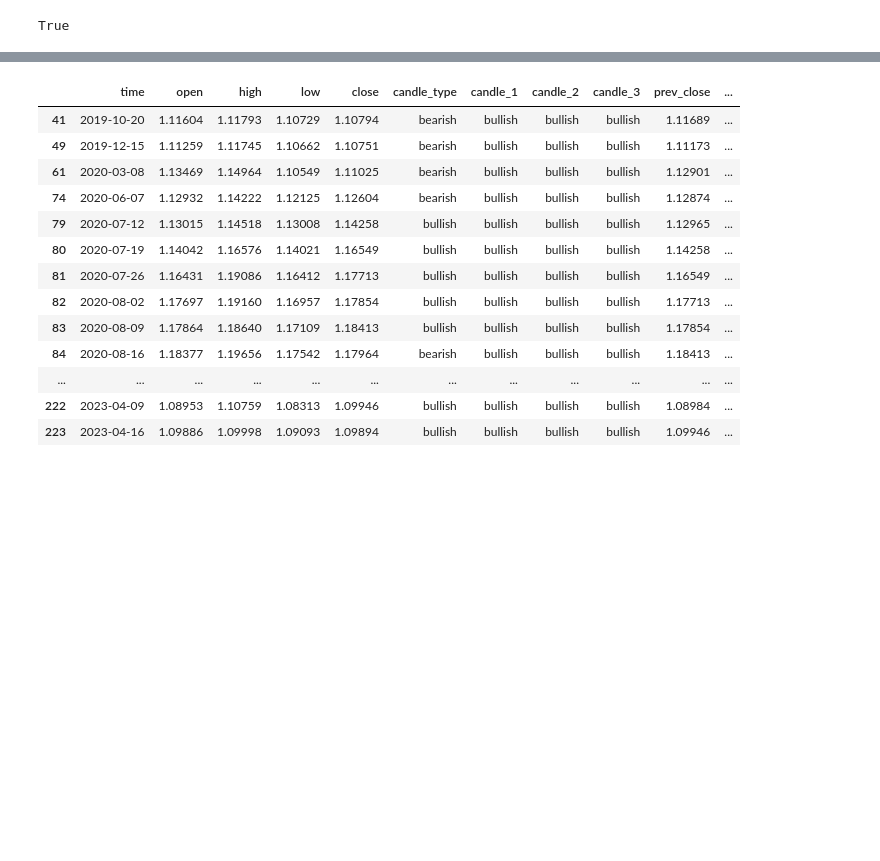
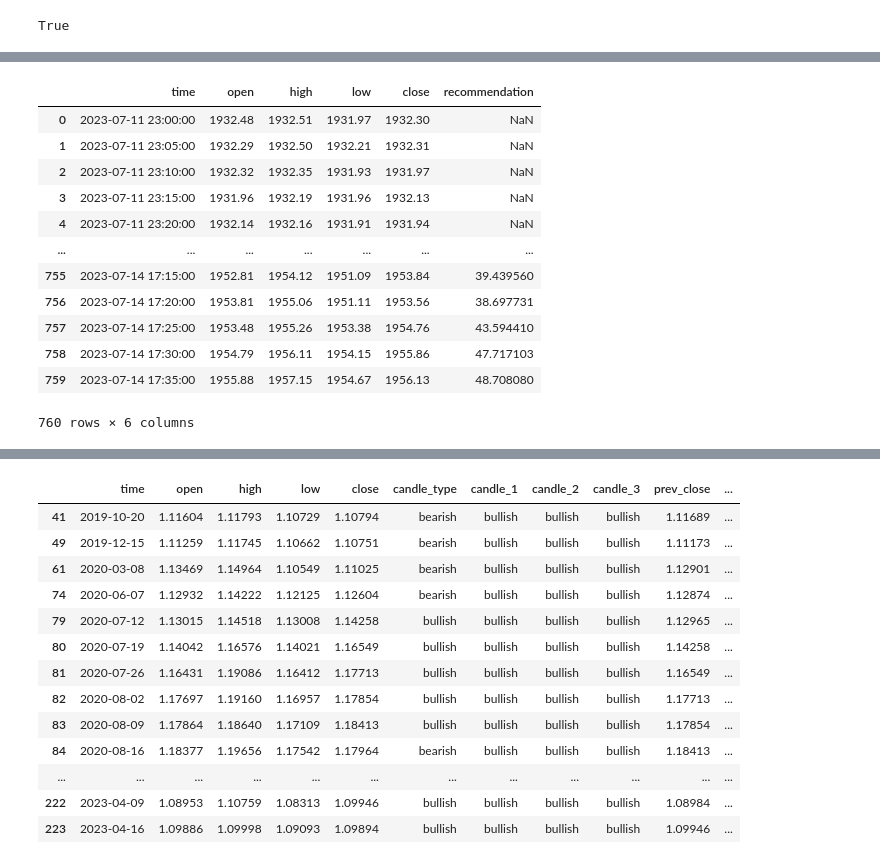
Before and after one commit to tjdibbs/metaTrader-automation, a Jupyter notebook: backtest-3-in-a-row-candles.ipynb, the cells around one changed output, grey strips where cells are left out. Cells and saved outputs as stored; diff of their text form; code cells hidden in the pictures; blank space fills up the shorter version.

```diff
--- a/backtest-3-in-a-row-candles.ipynb
+++ b/backtest-3-in-a-row-candles.ipynb
@@ -43,3 +49,39 @@ df
+# %%
+# Step 2: Preprocess the Data
+# Assuming your data contains a 'Close' column
+close_prices = df['close']
+
+# Step 3: Calculate Indicators
+rsi_period = 14
+rsi_values = ta.momentum.RSIIndicator(close=close_prices).rsi()
+
+df['recommendation'] = ta.momentum.RSIIndicator(close=close_prices).rsi()
+
+df
+
+# Step 4: Interpret Indicators (Example logic: If RSI is above 70, recommend sell)
+# recommendation = 'Hold'
+# if rsi_values[-1] > 70:
+#     recommendation = 'Sell'
+# elif rsi_values[-1] < 30:
+#     recommendation = 'Buy'
+
+# Step 5: Print Recommendation
+# print(f"RSI Recommendation: {rsi_values}")
+# %% [output]
+|  | time | open | high | low | close | recommendation |
+| 0 | 2023-07-11 23:00:00 | 1932.48 | 1932.51 | 1931.97 | 1932.30 | NaN |
+| 1 | 2023-07-11 23:05:00 | 1932.29 | 1932.50 | 1932.21 | 1932.31 | NaN |
+| 2 | 2023-07-11 23:10:00 | 1932.32 | 1932.35 | 1931.93 | 1931.97 | NaN |
+| 3 | 2023-07-11 23:15:00 | 1931.96 | 1932.19 | 1931.96 | 1932.13 | NaN |
+| 4 | 2023-07-11 23:20:00 | 1932.14 | 1932.16 | 1931.91 | 1931.94 | NaN |
+| ... | ... | ... | ... | ... | ... | ... |
+| 755 | 2023-07-14 17:15:00 | 1952.81 | 1954.12 | 1951.09 | 1953.84 | 39.439560 |
+| 756 | 2023-07-14 17:20:00 | 1953.81 | 1955.06 | 1951.11 | 1953.56 | 38.697731 |
+| 757 | 2023-07-14 17:25:00 | 1953.48 | 1955.26 | 1953.38 | 1954.76 | 43.594410 |
+| 758 | 2023-07-14 17:30:00 | 1954.79 | 1956.11 | 1954.15 | 1955.86 | 47.717103 |
+| 759 | 2023-07-14 17:35:00 | 1955.88 | 1957.15 | 1954.67 | 1956.13 | 48.708080 |
+760 rows × 6 columns
 # %%
 # visualize the data
 fig = go.Figure(data=go.Ohlc(x=df['time'],
```
Also changed, not shown: parts of 5 cells of this notebook, 7 other files.
